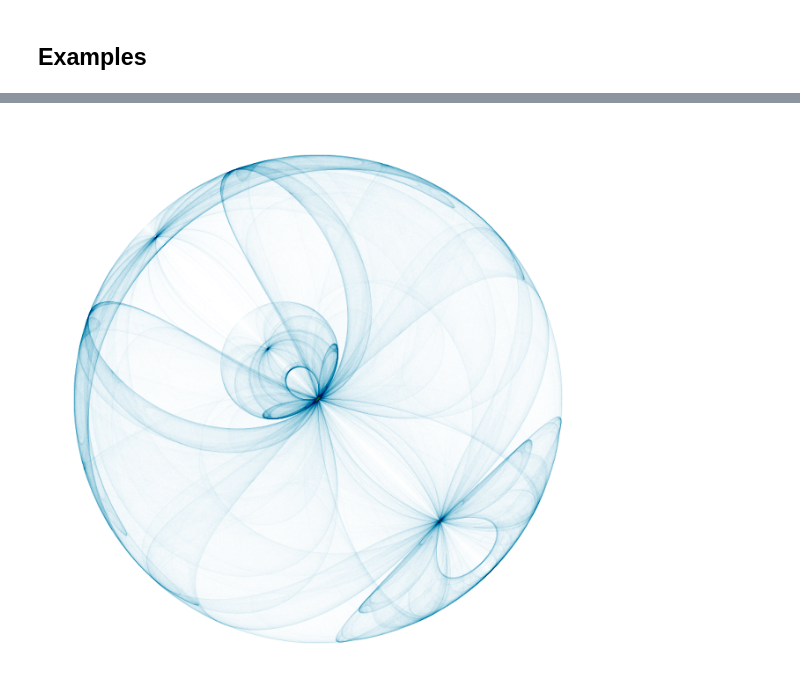
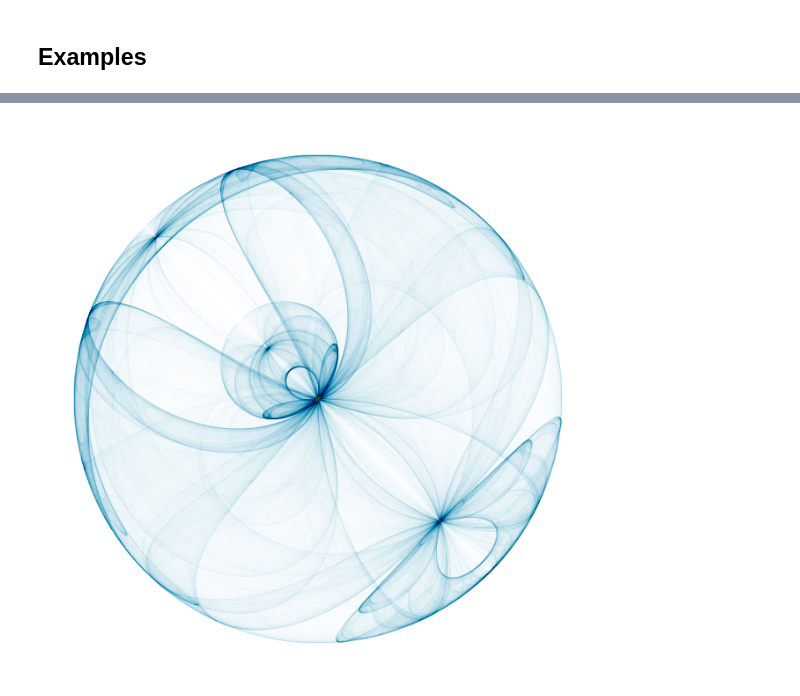
Before and after one commit to lalit-jayanti/Fractal-Forest, a Jupyter notebook: Strange-Attractors/examples.ipynb, the cells around one changed output, grey strips where cells are left out. Cells and saved outputs as stored; diff of their text form; code cells hidden in the pictures.

```diff
--- a/Strange-Attractors/examples.ipynb
+++ b/Strange-Attractors/examples.ipynb
@@ -31,18 +31,18 @@ plt.savefig('results/clifford_0.png')
 # %%
 img = render(
 
-    num_points = 15000,
+    num_points = 20000,
     attractor = clifford_attractor(a=2, b=2, c=1, d=-1),
     image_height = 800,
     image_width = 800,
     sx = 180, sy = 180, rz = np.pi/2,
     initial_iterations = 100,
     max_iterations = 2000
 )
 
 plt.figure(figsize=(8,8))
 plt.imshow(img, cmap='ocean_r')
 plt.axis('off')
 plt.savefig('results/clifford_1.png')
 # %% [output]
-[figure, old version]
+[figure, new version]
```
Also changed, not shown: parts of 6 cells of this notebook, 6 other files.
